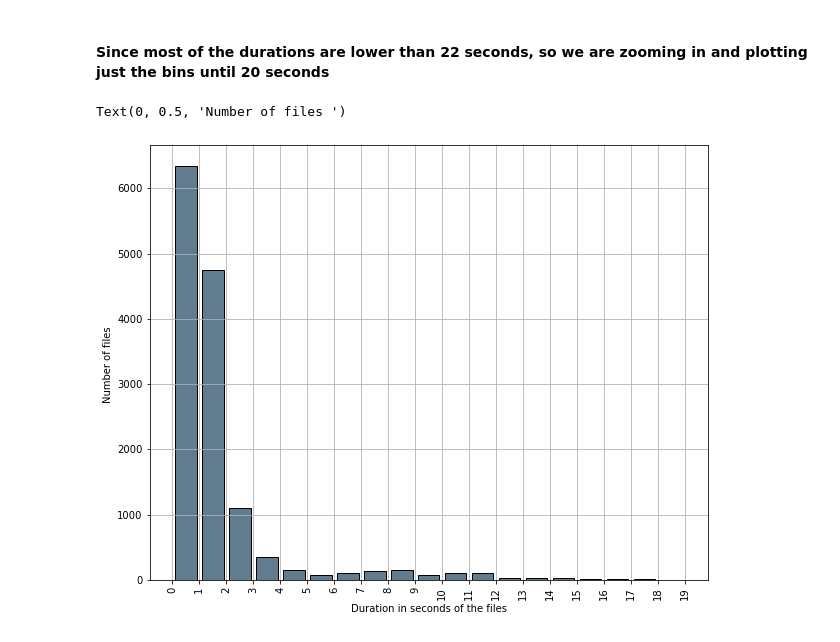
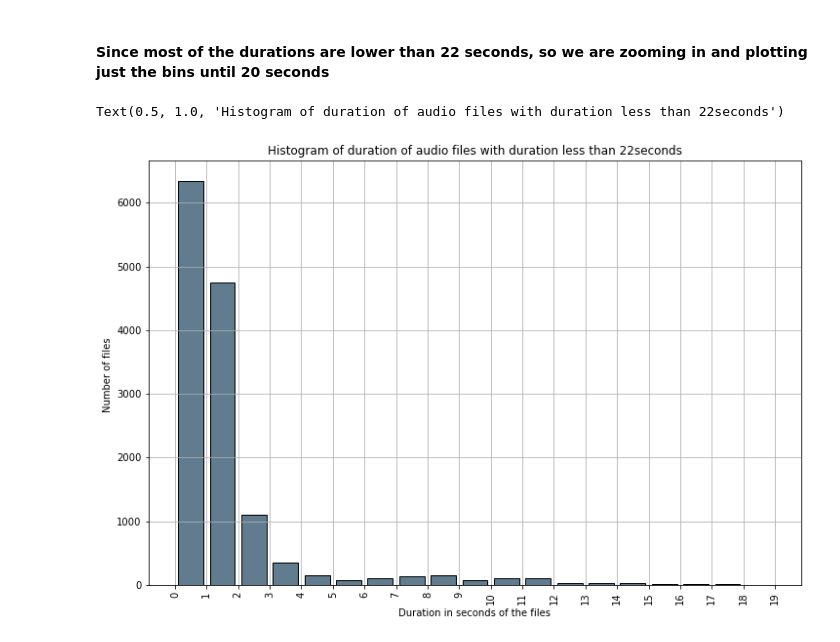
Before and after one commit to prachitui/Generator-Predictor-for-Audio-Signals-using-CNN, a Jupyter notebook: 01_dataset_preparation_01_comments.ipynb, the cells around one changed output. Cells and saved outputs as stored; diff of their text form; code cells hidden in the pictures.

```diff
--- a/01_dataset_preparation_01_comments.ipynb
+++ b/01_dataset_preparation_01_comments.ipynb
@@ -229,22 +242,21 @@ Length: 596, dtype: int64
 # %% [markdown]
 #### Since most of the durations are lower than 22 seconds, so we are zooming in and plotting just the bins until 20 seconds
 # %%
-# Add a descritpion
 import numpy as np
 import matplotlib.pyplot as plt
 import math
 
-# Add a description
+#converting the duration into panda series and then plotting the histogram for just 20bins
 ds_duration = pd.Series(durations)
 w = 1
 n = math.ceil((ds_duration.max() - ds_duration.min())/w)
-plt.figure(figsize=(10,8))
+plt.figure(figsize=(12,8))
 ds_duration.hist(grid=True, bins=np.arange(0,20,1), rwidth=0.8,
                    color='#607c8e', histtype='bar', ec='black')        # Here we are taking only 20 bins to get a better look
 plt.xticks(np.arange(0,20,1), rotation=90);
 plt.xlabel('Duration in seconds of the files')
 plt.ylabel('Number of files ')
-#Add a title to the chart, remove the Text(0, 0.5, 'Number of files) from the top of the chart
+plt.title('Histogram of duration of audio files with duration less than 22seconds'); # To remove the text you can add a ; at the end
 # %% [output]
-Text(0, 0.5, 'Number of files ')
+Text(0.5, 1.0, 'Histogram of duration of audio files with duration less than 22seconds')
-[figure, old version]
+[figure, new version]
```
Also changed, not shown: parts of 8 cells of this notebook.
